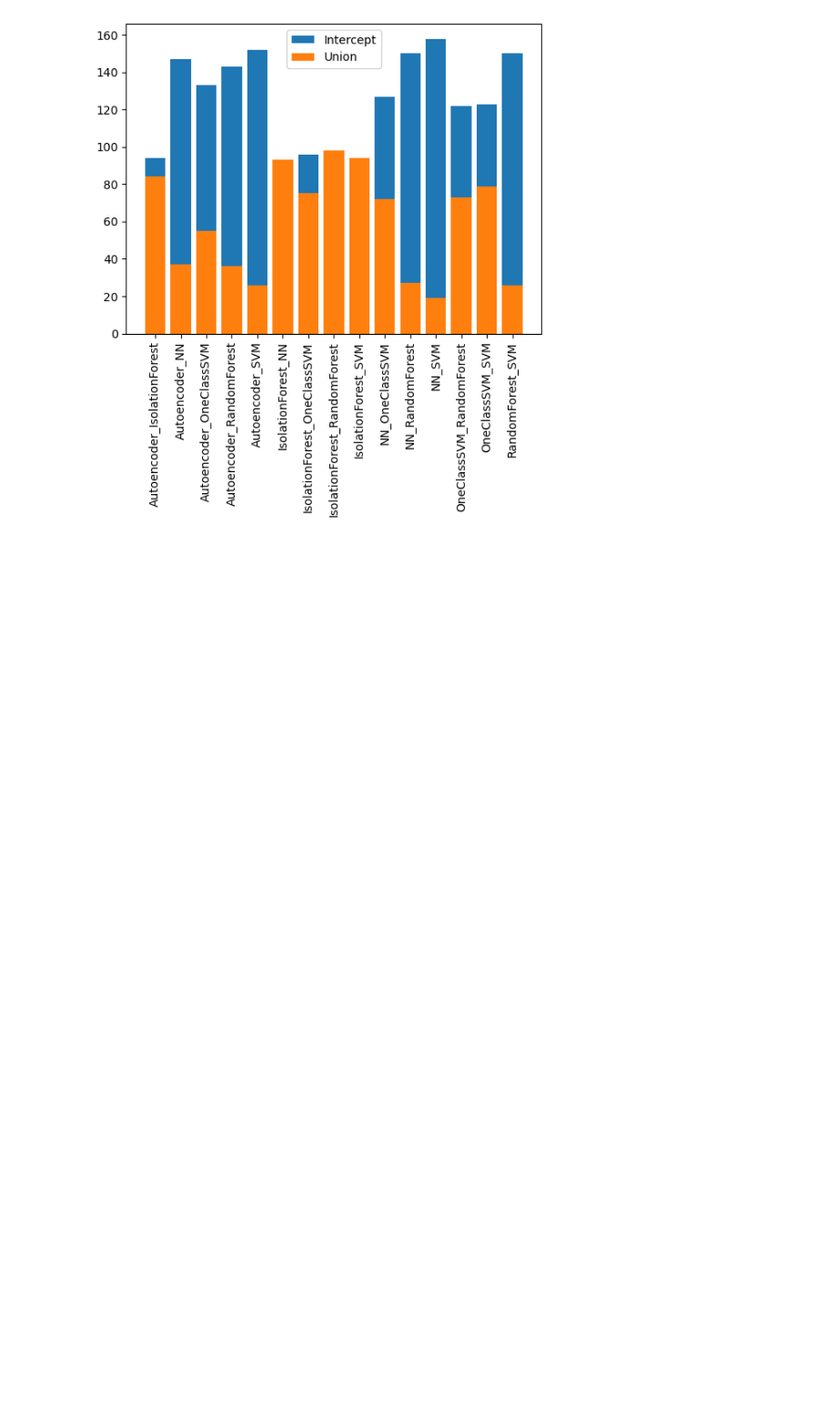
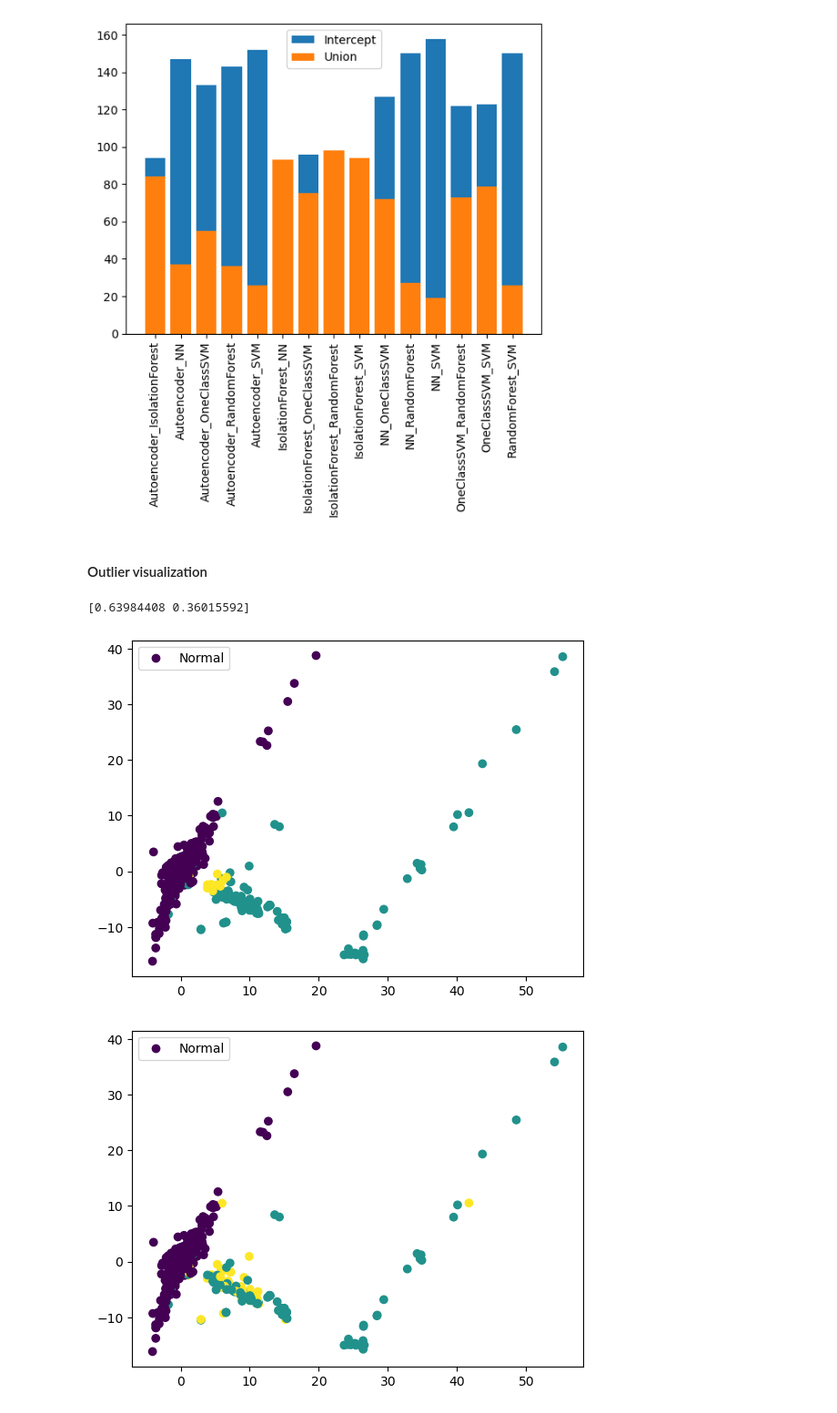
Before and after one commit to leobt23/Applications_DSE, a Jupyter notebook: eda/outliers_analysis.ipynb, the cells around one changed output. Shown at 91% size. Cells and saved outputs as stored; diff of their text form; code cells hidden in the pictures; blank space fills up the shorter version.

Commit message:
plot of outliers

```diff
--- a/testtest.ipynb
+++ b/eda/outliers_analysis.ipynb
@@ -18,11 +18,11 @@ from matplotlib import rcParams
 # Load all files from data_generated/test/outputs/ to diferet arrays
 def load_data():
     # Get all files from data_generated/test/outputs/
-    files = os.listdir("data_generated/test/outputs/")
+    files = os.listdir("../data_generated/test/outputs/")
     files.sort()
     # Load all files to diferent arrays names as the file name
     for file in files:
-        globals()[file] = np.loadtxt("data_generated/test/outputs/" + file)
+        globals()[file] = np.loadtxt("../data_generated/test/outputs/" + file)
     return files
 
 # Save in individuals arrays the data from the files named Autoencoder, IsolationForest, NN, OneClassSVM, RandomForestClassifier, SVM, TrueOutput
@@ -46,6 +46,7 @@ def save_data(files):
             SVM = globals()[file]
         elif i == 7:
             TrueOutput = globals()[file]
+
     return Autoencoder, IsolationForest, NN, OneClassSVM, RandomForestClassifier, SVM, TrueOutput
 # %%
 files = load_data()
@@ -438,3 +439,12 @@ plt.xticks(np.arange(15), ('Autoencoder_IsolationForest', 'Autoencoder_NN', 'Aut
 plt.show()
 # %% [output]
 [figure]
+# %% [markdown]
+#### Outlier visualization
+# %%
+import pandas as pd
+df_tsne = pd.read_csv('../data_generated/test/inputs/X_test.csv')
+
+# Remove last 2 columns
+df_tsne = df_tsne.drop(df_tsne.columns[len(df_tsne.columns)-1], axis=1)
+df_tsne = df_tsne.drop(df_tsne.columns[len(df_tsne.columns)-1], axis=1)
@@ -440,0 +541,26 @@ plt.show()
+# %%
+
+# plt import
+import matplotlib.pyplot as plt
+
+
+# Check variance
+#apply pca
+from sklearn.decomposition import PCA
+pca = PCA(n_components=2)
+pca.fit(df_tsne)
+print(pca.explained_variance_ratio_)
+
+# visualize data
+df_tsne = pca.transform(df_tsne)
+
+c_outputs= [True_Autoencoder_anomalies, True_IsolationForest_anomalies, True_NN_anomalies, True_OneClassSVM_anomalies, True_RandomForestClassifier_anomalies, True_SVM_anomalies, True_TrueOutput_anomalies]
+for c in c_outputs:
+    plt.scatter(df_tsne[:,0], df_tsne[:,1], c=c)
+    # legend colors used is is normal, is anomaly, is anomaly not detected
+    plt.legend(['Normal', 'Anomaly', 'Anomaly not detected'])
+    plt.show()
+# %% [output]
+[0.63984408 0.36015592]
+[figure, added]
+[figure, added]
```
Also changed, not shown: parts of 2 cells of this notebook, 2 other files.
